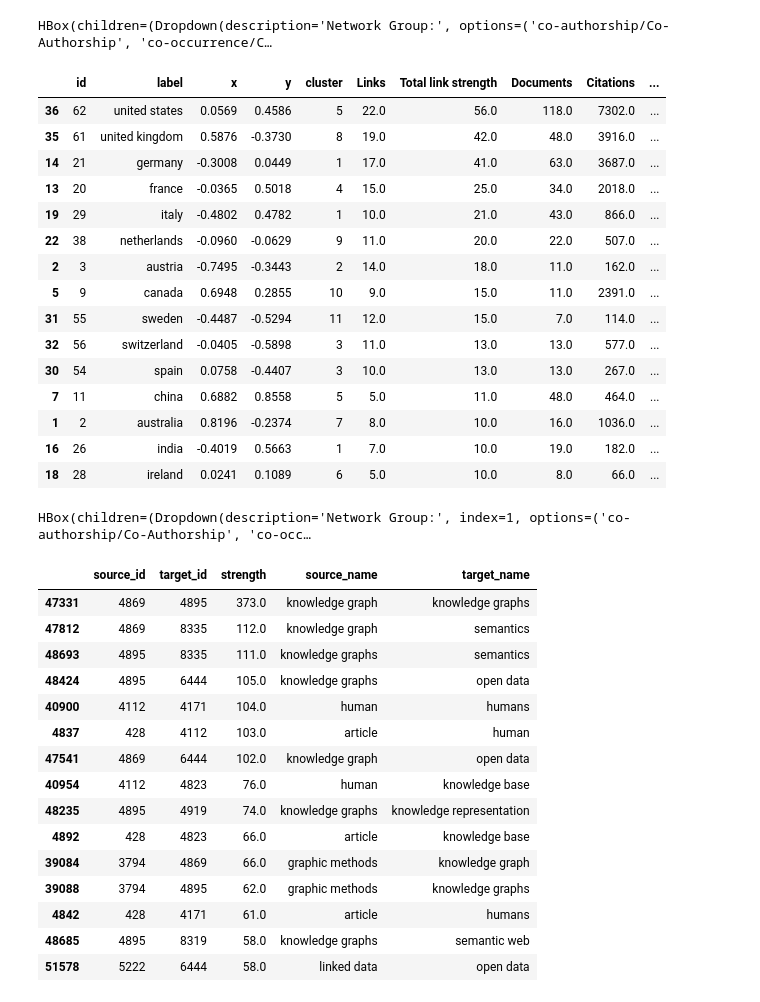
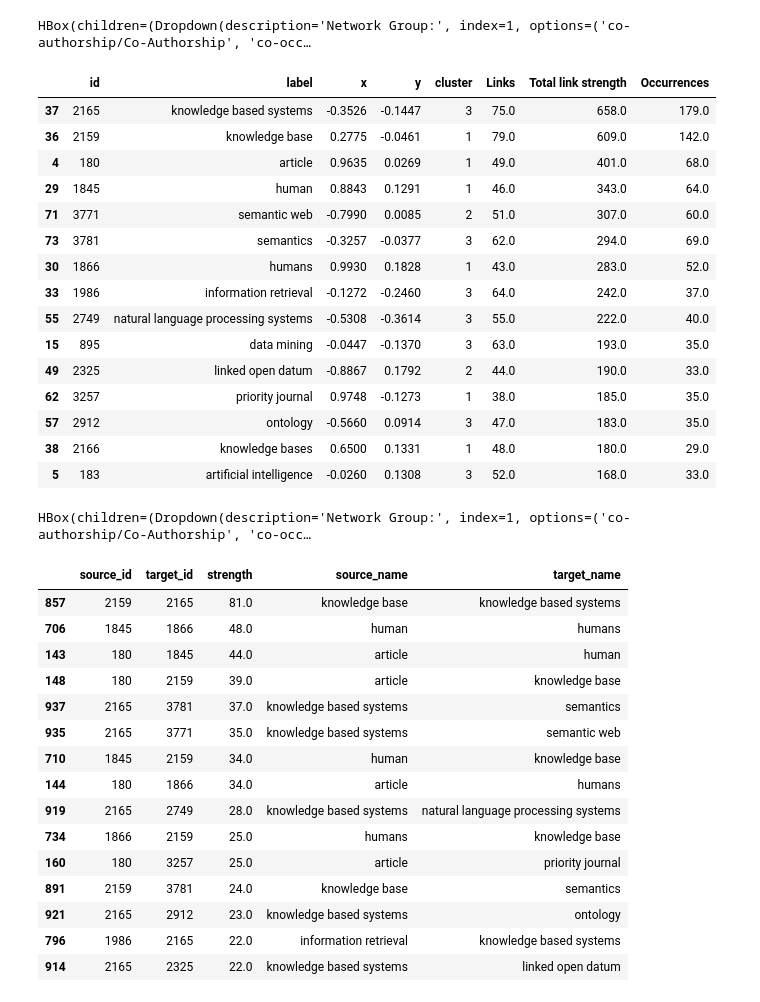
Before and after one commit to Data-Engineering-and-Semantics/OpenKGBiblio, a Jupyter notebook: Network_Analyzer.ipynb, the cells around one changed output. Drawn from its saved outputs; the diff is of its cells as text; code cells hidden in the pictures.

```diff
--- a/Network_Analyzer.ipynb
+++ b/Network_Analyzer.ipynb
@@ -19,7 +19,7 @@ def dropdown_menu_widget_healthy_aging():
 
     output = widgets.Output()
 
-    dropdown_group = widgets.Dropdown(options = ['co-authorship/Co-Authorship', 'co-occurrence/Co-occurrence', 'co-citation/Co-Citation'], value=None, description='Network Group:')
+    dropdown_group = widgets.Dropdown(options = ['co-authorship/Co-Authorship', 'co-occurrence/Keywords', 'co-citation/Co-Citation'], value=None, description='Network Group:')
     dropdown_year = widgets.Dropdown(options = ['2013-14', '2015-16', '2017-18', '2019-20', '2021-22'],
                                                value='2013-14', description='Year:')
 
@@ -78,50 +78,50 @@ def dropdown_menu_widget_healthy_aging():
 
     def dropdown_sub_category_eventhandler(change):
         """
         Eventhandler for the question dropdown widget
         """
         display(input_widgets)
         question_choice = change.new
         output_by_state(dropdown_group.value, question_choice, dropdown_year.value)
         IPython.display.clear_output(wait=True)
 
     def dropdown_year_eventhandler(change):
         """
         Event handler for the year dropdown widget
         """
         display(input_widgets)
         stratification_choice = change.new
         output_by_state(dropdown_group.value, stratification_choice)
         IPython.display.clear_output(wait=True)
 
     dropdown_group.observe(dropdown_group_eventhandler, names='value')
     dropdown_year.observe(dropdown_year_eventhandler, names='value')
 
 
     input_widgets = widgets.HBox([dropdown_group, dropdown_year])
 
     display(input_widgets)
     IPython.display.clear_output(wait=True)
 
 dropdown_menu_widget_healthy_aging()
 # %% [output]
-HBox(children=(Dropdown(description='Network Group:', options=('co-authorship/Co-Authorship', 'co-occurrence/C…
+HBox(children=(Dropdown(description='Network Group:', index=1, options=('co-authorship/Co-Authorship', 'co-occ…
-|  | id | label | x | y | cluster | Links | Total link strength | Documents | Citations | ... |
-| 36 | 62 | united states | 0.0569 | 0.4586 | 5 | 22.0 | 56.0 | 118.0 | 7302.0 | ... |
-| 35 | 61 | united kingdom | 0.5876 | -0.3730 | 8 | 19.0 | 42.0 | 48.0 | 3916.0 | ... |
-| 14 | 21 | germany | -0.3008 | 0.0449 | 1 | 17.0 | 41.0 | 63.0 | 3687.0 | ... |
-| 13 | 20 | france | -0.0365 | 0.5018 | 4 | 15.0 | 25.0 | 34.0 | 2018.0 | ... |
-| 19 | 29 | italy | -0.4802 | 0.4782 | 1 | 10.0 | 21.0 | 43.0 | 866.0 | ... |
-| 22 | 38 | netherlands | -0.0960 | -0.0629 | 9 | 11.0 | 20.0 | 22.0 | 507.0 | ... |
-| 2 | 3 | austria | -0.7495 | -0.3443 | 2 | 14.0 | 18.0 | 11.0 | 162.0 | ... |
-| 5 | 9 | canada | 0.6948 | 0.2855 | 10 | 9.0 | 15.0 | 11.0 | 2391.0 | ... |
-| 31 | 55 | sweden | -0.4487 | -0.5294 | 11 | 12.0 | 15.0 | 7.0 | 114.0 | ... |
-| 32 | 56 | switzerland | -0.0405 | -0.5898 | 3 | 11.0 | 13.0 | 13.0 | 577.0 | ... |
-| 30 | 54 | spain | 0.0758 | -0.4407 | 3 | 10.0 | 13.0 | 13.0 | 267.0 | ... |
-| 7 | 11 | china | 0.6882 | 0.8558 | 5 | 5.0 | 11.0 | 48.0 | 464.0 | ... |
-| 1 | 2 | australia | 0.8196 | -0.2374 | 7 | 8.0 | 10.0 | 16.0 | 1036.0 | ... |
-| 16 | 26 | india | -0.4019 | 0.5663 | 1 | 7.0 | 10.0 | 19.0 | 182.0 | ... |
-| 18 | 28 | ireland | 0.0241 | 0.1089 | 6 | 5.0 | 10.0 | 8.0 | 66.0 | ... |
+|  | id | label | x | y | cluster | Links | Total link strength | Occurrences |
+| 37 | 2165 | knowledge based systems | -0.3526 | -0.1447 | 3 | 75.0 | 658.0 | 179.0 |
+| 36 | 2159 | knowledge base | 0.2775 | -0.0461 | 1 | 79.0 | 609.0 | 142.0 |
+| 4 | 180 | article | 0.9635 | 0.0269 | 1 | 49.0 | 401.0 | 68.0 |
+| 29 | 1845 | human | 0.8843 | 0.1291 | 1 | 46.0 | 343.0 | 64.0 |
+| 71 | 3771 | semantic web | -0.7990 | 0.0085 | 2 | 51.0 | 307.0 | 60.0 |
+| 73 | 3781 | semantics | -0.3257 | -0.0377 | 3 | 62.0 | 294.0 | 69.0 |
+| 30 | 1866 | humans | 0.9930 | 0.1828 | 1 | 43.0 | 283.0 | 52.0 |
+| 33 | 1986 | information retrieval | -0.1272 | -0.2460 | 3 | 64.0 | 242.0 | 37.0 |
+| 55 | 2749 | natural language processing systems | -0.5308 | -0.3614 | 3 | 55.0 | 222.0 | 40.0 |
+| 15 | 895 | data mining | -0.0447 | -0.1370 | 3 | 63.0 | 193.0 | 35.0 |
+| 49 | 2325 | linked open datum | -0.8867 | 0.1792 | 2 | 44.0 | 190.0 | 33.0 |
+| 62 | 3257 | priority journal | 0.9748 | -0.1273 | 1 | 38.0 | 185.0 | 35.0 |
+| 57 | 2912 | ontology | -0.5660 | 0.0914 | 3 | 47.0 | 183.0 | 35.0 |
+| 38 | 2166 | knowledge bases | 0.6500 | 0.1331 | 1 | 48.0 | 180.0 | 29.0 |
+| 5 | 183 | artificial intelligence | -0.0260 | 0.1308 | 3 | 52.0 | 168.0 | 33.0 |
 # %%
 #@title Select your network details - Best edges
 
@@ -143,7 +143,7 @@ def dropdown_menu_widget_healthy_aging():
 
     output = widgets.Output()
 
-    dropdown_group = widgets.Dropdown(options = ['co-authorship/Co-Authorship', 'co-occurrence/Co-occurrence', 'co-citation/Co-Citation'], value=None, description='Network Group:')
+    dropdown_group = widgets.Dropdown(options = ['co-authorship/Co-Authorship', 'co-occurrence/Keywords', 'co-citation/Co-Citation'], value=None, description='Network Group:')
     dropdown_year = widgets.Dropdown(options = ['2013-14', '2015-16', '2017-18', '2019-20', '2021-22'],
                                                value='2013-14', description='Year:')
 
@@ -210,18 +210,18 @@ dropdown_menu_widget_healthy_aging()
 # %% [output]
 HBox(children=(Dropdown(description='Network Group:', index=1, options=('co-authorship/Co-Authorship', 'co-occ…
 |  | source_id | target_id | strength | source_name | target_name |
-| 47331 | 4869 | 4895 | 373.0 | knowledge graph | knowledge graphs |
-| 47812 | 4869 | 8335 | 112.0 | knowledge graph | semantics |
-| 48693 | 4895 | 8335 | 111.0 | knowledge graphs | semantics |
-| 48424 | 4895 | 6444 | 105.0 | knowledge graphs | open data |
-| 40900 | 4112 | 4171 | 104.0 | human | humans |
-| 4837 | 428 | 4112 | 103.0 | article | human |
-| 47541 | 4869 | 6444 | 102.0 | knowledge graph | open data |
-| 40954 | 4112 | 4823 | 76.0 | human | knowledge base |
-| 48235 | 4895 | 4919 | 74.0 | knowledge graphs | knowledge representation |
-| 4892 | 428 | 4823 | 66.0 | article | knowledge base |
-| 39084 | 3794 | 4869 | 66.0 | graphic methods | knowledge graph |
-| 39088 | 3794 | 4895 | 62.0 | graphic methods | knowledge graphs |
-| 4842 | 428 | 4171 | 61.0 | article | humans |
-| 48685 | 4895 | 8319 | 58.0 | knowledge graphs | semantic web |
-| 51578 | 5222 | 6444 | 58.0 | linked data | open data |
+| 857 | 2159 | 2165 | 81.0 | knowledge base | knowledge based systems |
+| 706 | 1845 | 1866 | 48.0 | human | humans |
+| 143 | 180 | 1845 | 44.0 | article | human |
+| 148 | 180 | 2159 | 39.0 | article | knowledge base |
+| 937 | 2165 | 3781 | 37.0 | knowledge based systems | semantics |
+| 935 | 2165 | 3771 | 35.0 | knowledge based systems | semantic web |
+| 710 | 1845 | 2159 | 34.0 | human | knowledge base |
+| 144 | 180 | 1866 | 34.0 | article | humans |
+| 919 | 2165 | 2749 | 28.0 | knowledge based systems | natural language processing systems |
+| 734 | 1866 | 2159 | 25.0 | humans | knowledge base |
+| 160 | 180 | 3257 | 25.0 | article | priority journal |
+| 891 | 2159 | 3781 | 24.0 | knowledge base | semantics |
+| 921 | 2165 | 2912 | 23.0 | knowledge based systems | ontology |
+| 796 | 1986 | 2165 | 22.0 | information retrieval | knowledge based systems |
+| 914 | 2165 | 2325 | 22.0 | knowledge based systems | linked open datum |
```
